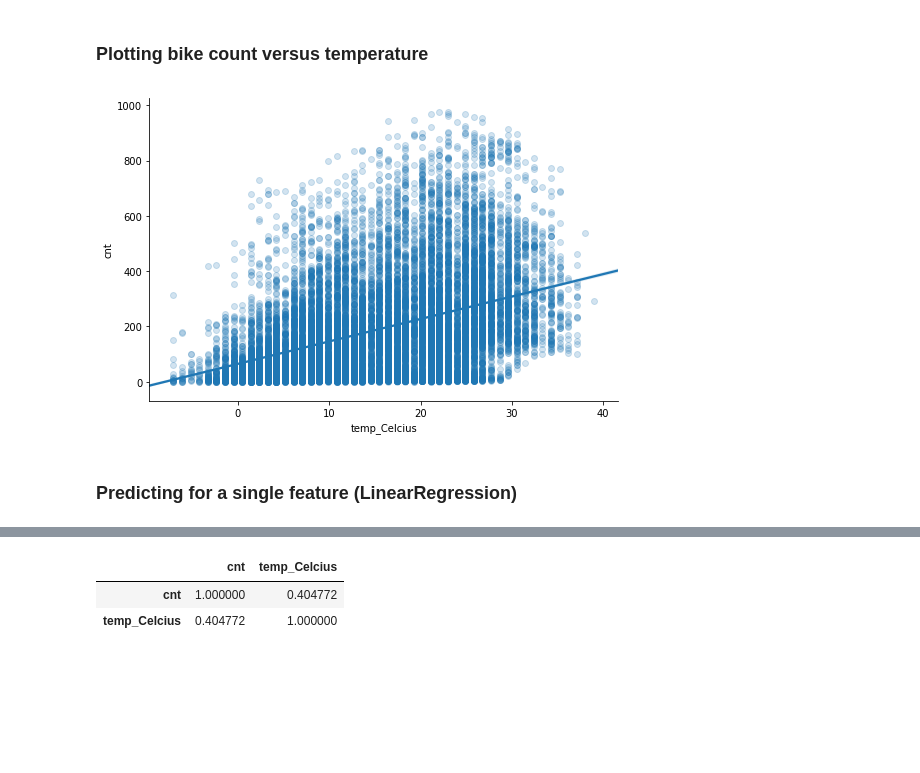
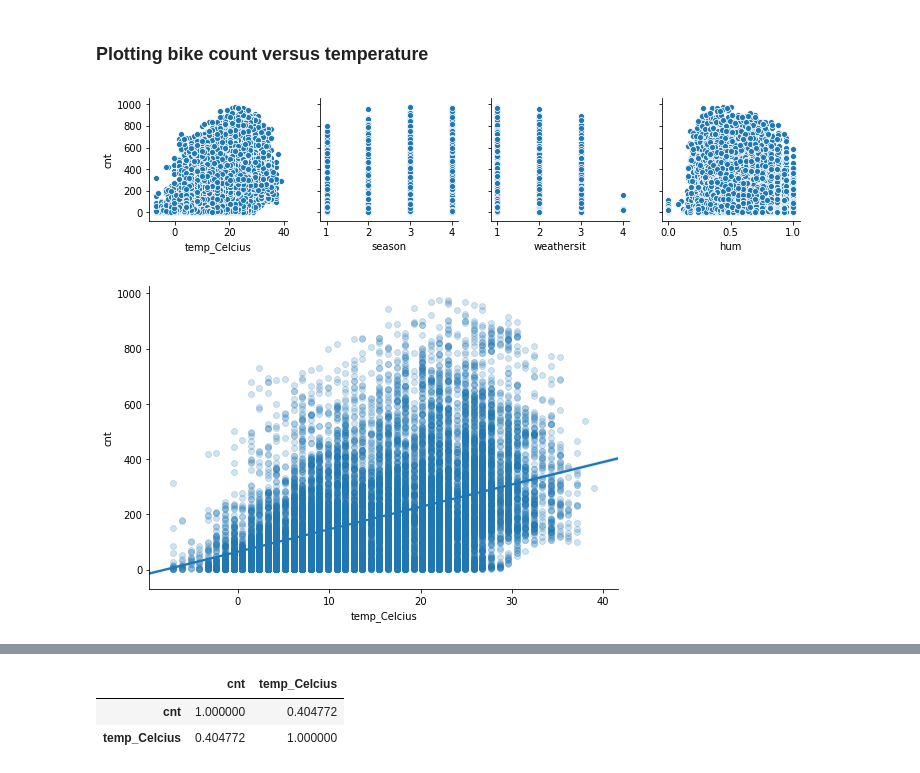
Before and after one commit to epilicer/MachineLearning, a Jupyter notebook: BikeSharing.ipynb, the cells around one changed output, grey strips where cells are left out. Cells and saved outputs as stored; diff of their text form; code cells hidden in the pictures; blank space fills up the shorter version.

```diff
--- a/BikeSharing.ipynb
+++ b/BikeSharing.ipynb
@@ -82,16 +82,19 @@ df_hour['temp_Celcius'] = temp_Celcius(df_hour['temp'])
 # %% [markdown]
 ### Plotting bike count versus temperature
 # %%
+'''
 import matplotlib.pyplot as plt
 %matplotlib inline
 
 df_hour.plot(kind='scatter', x='temp_Celcius', y='cnt', alpha=0.2);
+'''
+import seaborn as sns
 
-import seaborn as sns
+# visualize the relationship between the features and the response using scatterplots
+sns.pairplot(df_hour, x_vars=['temp_Celcius', 'season', 'weathersit', 'hum'], y_vars='cnt');
 
 #using seaborn to get a line of best fit
 sns.lmplot(x='temp_Celcius', y='cnt', data=df_hour, aspect=1.5, scatter_kws={'alpha':0.2});
 # %% [output]
-[figure, old version]
+[figure, new version]
+[figure, added]
-# %% [markdown]
-### Predicting for a single feature (LinearRegression)
```
Also changed, not shown: parts of 7 cells of this notebook.
